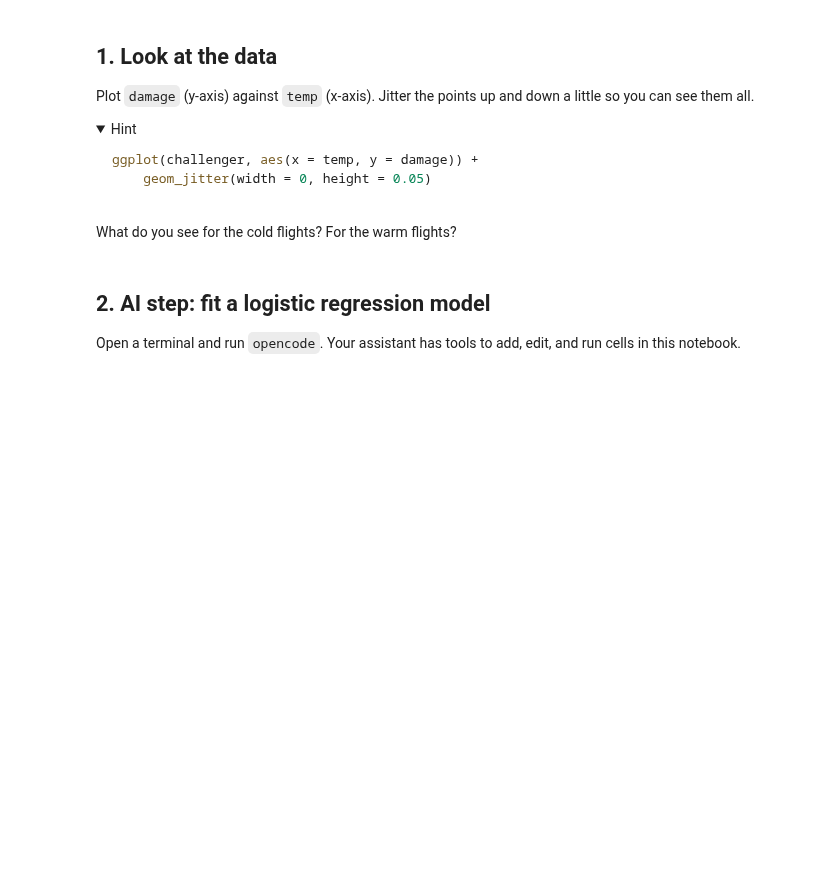
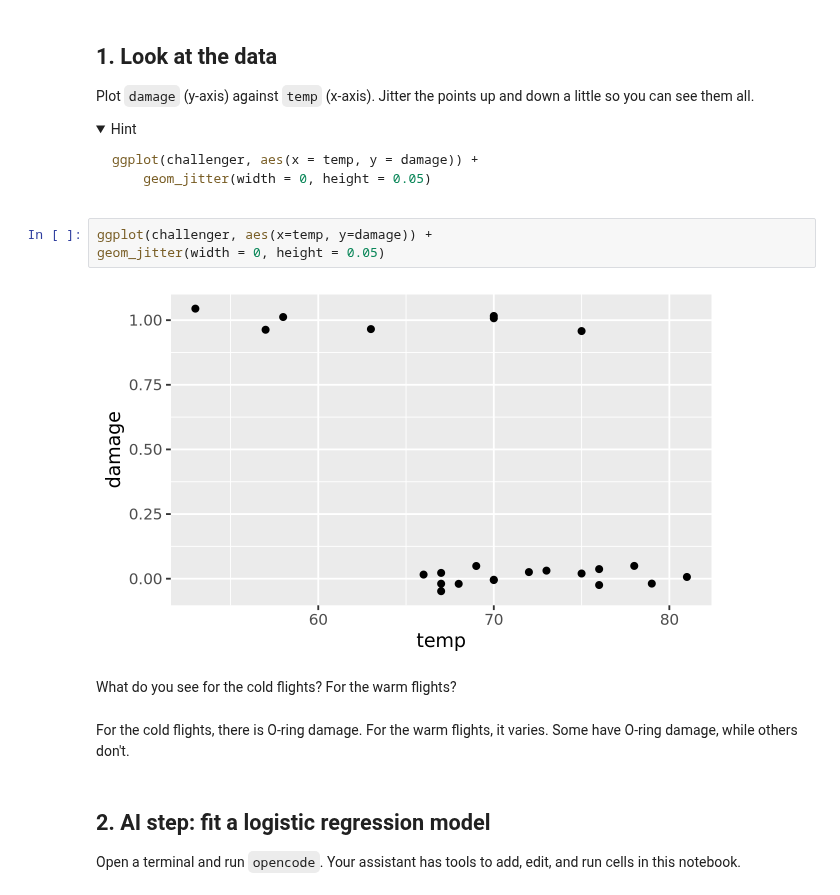
Before and after one commit to asharma0720/codespace, a Jupyter notebook: exercises/11-challenger-exercise.ipynb, the cells around one changed output. Cells and saved outputs as stored; diff of their text form; folded sections open; blank space fills up the shorter version.

Commit message:
complete exercises/11-challenger-exercise.ipynb

````diff
--- a/exercises/11-challenger-exercise.ipynb
+++ b/exercises/11-challenger-exercise.ipynb
@@ -52,8 +56,15 @@ ggplot(challenger, aes(x = temp, y = damage)) +
 ```
 
 </details>
+# %%
+ggplot(challenger, aes(x=temp, y=damage)) +
+geom_jitter(width = 0, height = 0.05)
+# %% [output]
+[figure, added]
 # %% [markdown]
 What do you see for the cold flights? For the warm flights?
+# %% [markdown]
+For the cold flights, there is O-ring damage. For the warm flights, it varies. Some have O-ring damage, while others don't.
 # %% [markdown]
 ## 2. AI step: fit a logistic regression model
 
````
Also changed, not shown: parts of 6 cells of this notebook.
